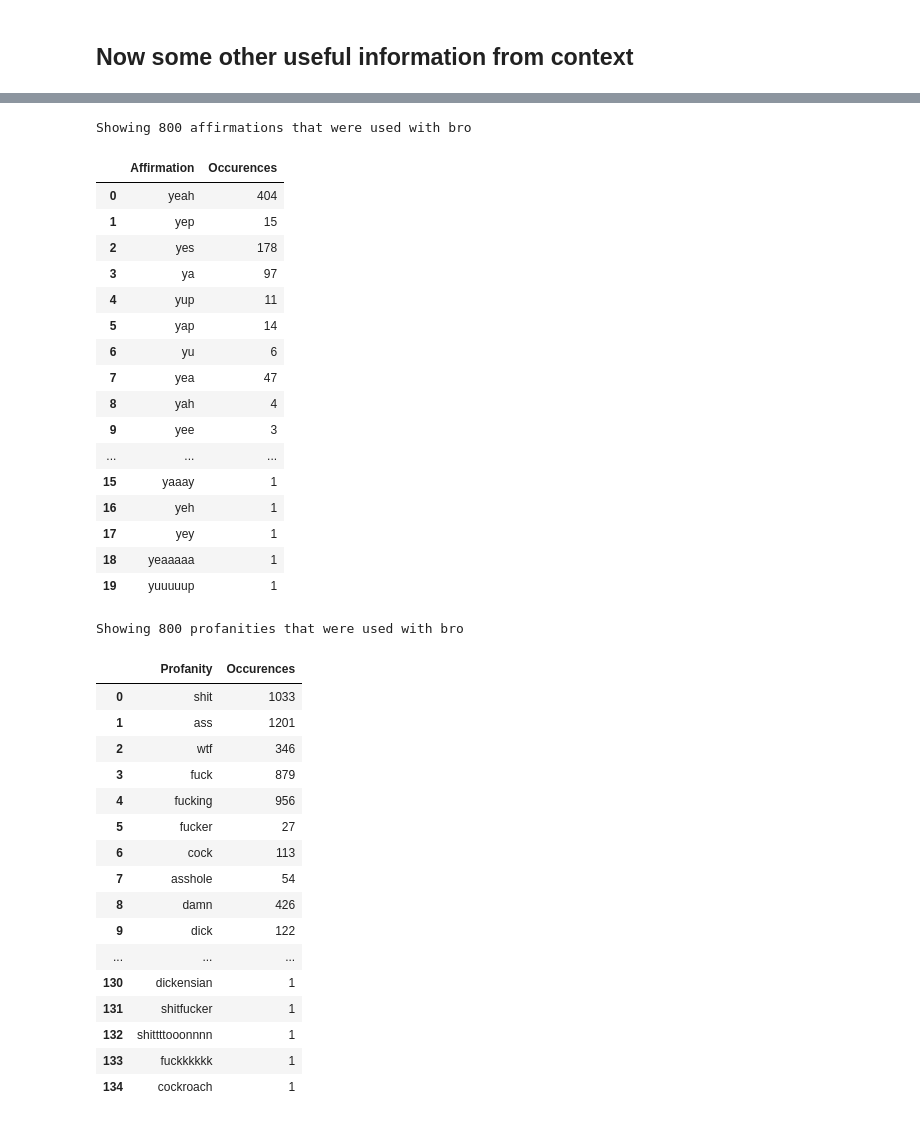
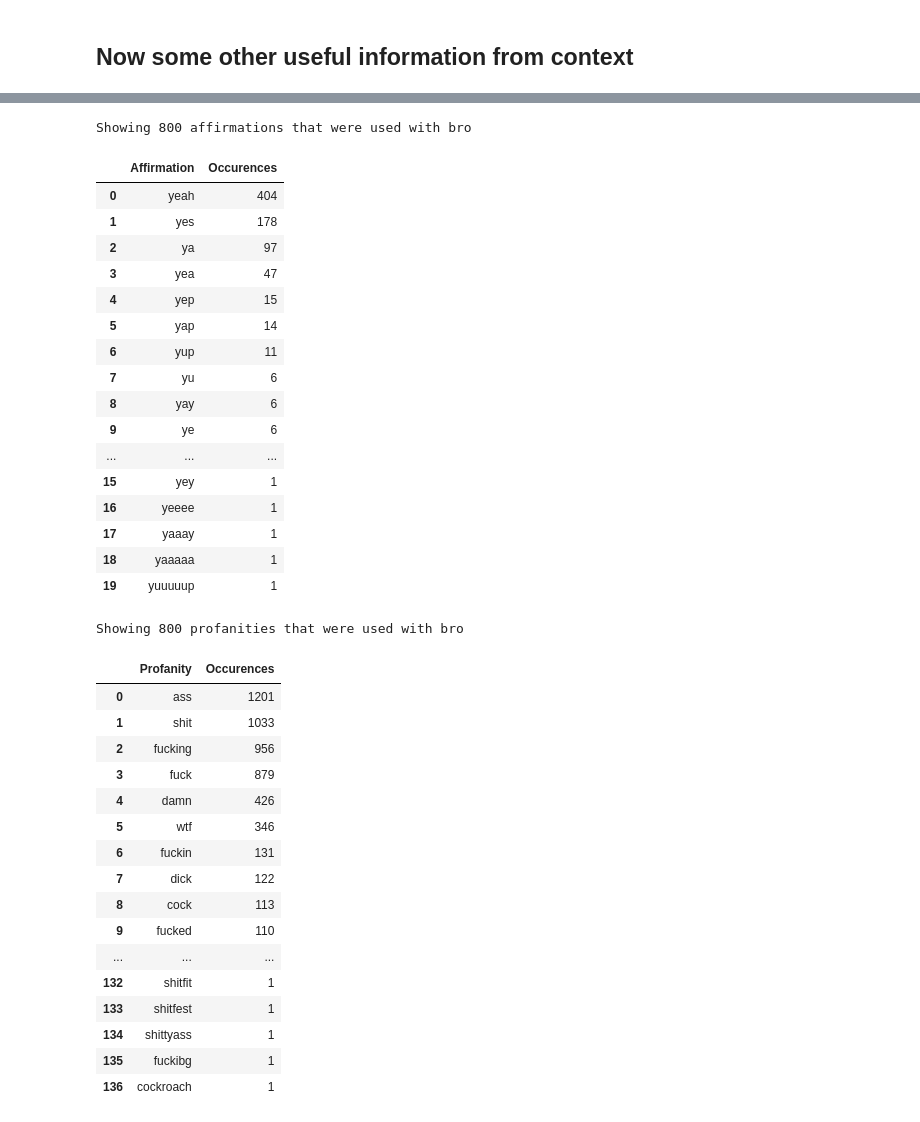
Before and after one commit to paceaux/social-pronouns, a Jupyter notebook: bro.ipynb, the cells around one changed output, grey strips where cells are left out. Saved outputs shown, nothing was run; the diff lists cells and outputs as text; code cells hidden in the pictures.

```diff
--- a/bro.ipynb
+++ b/bro.ipynb
@@ -222,6 +223,8 @@ Showing 1282 negations that were used with bro
 | 19 | noooooooooooooooooo | 1 |
 # %%
 aff_table = pd.DataFrame(affirmations.items(), columns=['Affirmation', 'Occurences'])
+aff_table.sort_values("Occurences", axis=0, ascending=False, inplace=True)
+
 at = aff_table.reset_index(drop=True)
 
 at.style\
@@ -230,43 +233,45 @@ at.style\
 Showing 800 affirmations that were used with bro
 |  | Affirmation | Occurences |
 | 0 | yeah | 404 |
-| 1 | yep | 15 |
-| 2 | yes | 178 |
-| 3 | ya | 97 |
-| 4 | yup | 11 |
+| 1 | yes | 178 |
+| 2 | ya | 97 |
+| 3 | yea | 47 |
+| 4 | yep | 15 |
 | 5 | yap | 14 |
-| 6 | yu | 6 |
-| 7 | yea | 47 |
-| 8 | yah | 4 |
-| 9 | yee | 3 |
+| 6 | yup | 11 |
+| 7 | yu | 6 |
+| 8 | yay | 6 |
+| 9 | ye | 6 |
 | ... | ... | ... |
-| 15 | yaaay | 1 |
-| 16 | yeh | 1 |
-| 17 | yey | 1 |
-| 18 | yeaaaaa | 1 |
+| 15 | yey | 1 |
+| 16 | yeeee | 1 |
+| 17 | yaaay | 1 |
+| 18 | yaaaaa | 1 |
 | 19 | yuuuuup | 1 |
 # %%
 prof_table = pd.DataFrame(profanities.items(), columns=['Profanity', 'Occurences'])
+prof_table.sort_values("Occurences", axis=0, ascending=False, inplace=True)
+
 pt = prof_table.reset_index(drop=True)
 
 pt.style\
     .set_caption(f"Showing {total_profanities} profanities that were used with {pronoun}")
 # %% [output]
 Showing 800 profanities that were used with bro
 |  | Profanity | Occurences |
-| 0 | shit | 1033 |
-| 1 | ass | 1201 |
-| 2 | wtf | 346 |
+| 0 | ass | 1201 |
+| 1 | shit | 1033 |
+| 2 | fucking | 956 |
 | 3 | fuck | 879 |
-| 4 | fucking | 956 |
-| 5 | fucker | 27 |
-| 6 | cock | 113 |
-| 7 | asshole | 54 |
-| 8 | damn | 426 |
-| 9 | dick | 122 |
+| 4 | damn | 426 |
+| 5 | wtf | 346 |
+| 6 | fuckin | 131 |
+| 7 | dick | 122 |
+| 8 | cock | 113 |
+| 9 | fucked | 110 |
 | ... | ... | ... |
-| 130 | dickensian | 1 |
-| 131 | shitfucker | 1 |
-| 132 | shittttooonnnn | 1 |
-| 133 | fuckkkkkk | 1 |
-| 134 | cockroach | 1 |
+| 132 | shitfit | 1 |
+| 133 | shitfest | 1 |
+| 134 | shittyass | 1 |
+| 135 | fuckibg | 1 |
+| 136 | cockroach | 1 |
```
Also changed, not shown: parts of 3 cells of this notebook, 1 other file.
